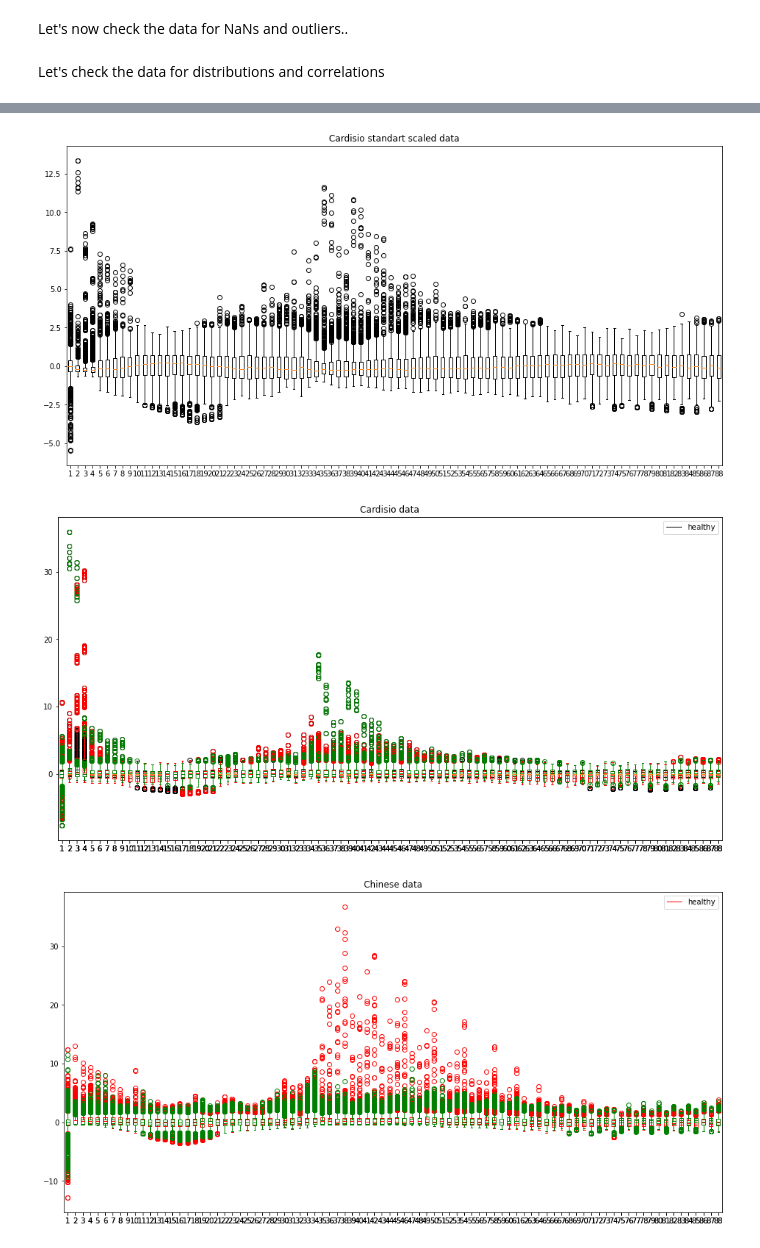
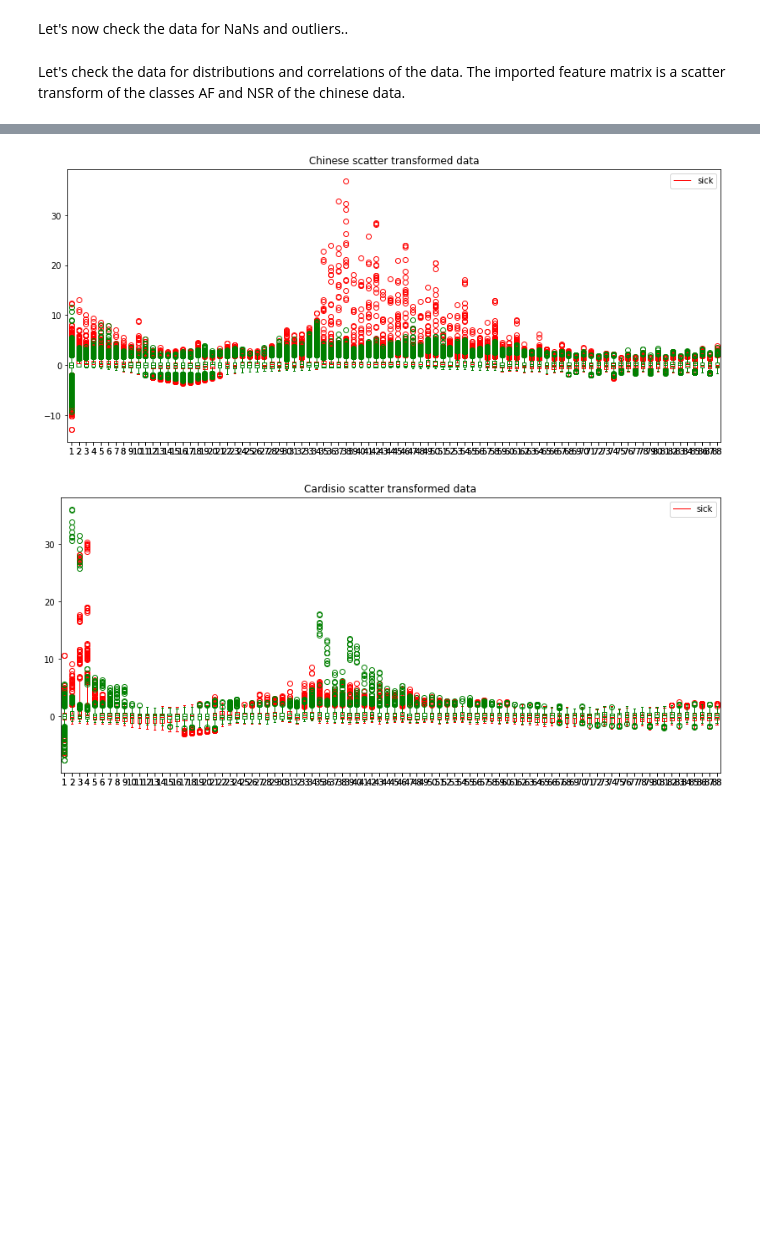
Before and after one commit to FVaisfeld/ml, a Jupyter notebook: data_comparison.ipynb, the cells around one changed output, grey strips where cells are left out. Saved outputs shown, nothing was run; the diff lists cells and outputs as text; code cells hidden in the pictures; blank space fills up the shorter version.

```diff
--- a/data_comparison.ipynb
+++ b/data_comparison.ipynb
@@ -121,7 +124,7 @@ plt.legend()
 # %% [markdown]
 Let's now check the data for NaNs and outliers..
 # %% [markdown]
-Let's check the data for distributions and correlations
+Let's check the data for distributions and correlations of the data. The imported feature matrix is a scatter transform of the classes AF and NSR of the chinese data.
 # %%
 from sklearn.preprocessing import RobustScaler
 from sklearn.preprocessing import StandardScaler
@@ -139,18 +142,39 @@ def scale(measurements,flag):
   return measurements
 
 
-# cardisio data
-scaled_chinese = scale(cardisio_measurements,0)
-f, ax = plt.subplots(figsize=(16, 8))
-plt.boxplot(scaled_chinese)
-plt.title("Cardisio standart scaled data")
 
 
 
+
+#chinese data
+chinese_measurements = scale(chinese_measurements,1)
+
+f, ax = plt.subplots(figsize=(14, 6))
+plt.title("Chinese scatter transformed data")
+box1 = plt.boxplot( chinese_measurements[sick_ind_chinese,:])
+c2 = 'red'
+for item in ['boxes', 'whiskers', 'fliers', 'medians', 'caps']:
+        plt.setp(box1[item], color=c2)
+plt.setp(box1["fliers"], markeredgecolor=c2)
+plt.legend({'sick'})
+
+
+box2 = plt.boxplot(  chinese_measurements[healthy_ind_chinese,:])
+c2 = 'green'
+for item in ['boxes', 'whiskers', 'fliers', 'medians', 'caps']:
+        plt.setp(box2[item], color=c2)
+plt.setp(box2["fliers"], markeredgecolor=c2)
+#plt.legend({'healthy'})
+
+
+
+
+
+#cardisio data
 cardisio_measurements = scale(cardisio_measurements,1)
-f, ax = plt.subplots(figsize=(16, 8))
-fig = plt.boxplot(cardisio_measurements)
-plt.title("Cardisio data")
+
+f, ax = plt.subplots(figsize=(14, 6))
+plt.title("Cardisio scatter transformed data")
 box1 = plt.boxplot( cardisio_measurements[sick_ind_cardisio,:])
 c2 = 'red'
 for item in ['boxes', 'whiskers', 'fliers', 'medians', 'caps']:
@@ -164,41 +188,7 @@ c2 = 'green'
 for item in ['boxes', 'whiskers', 'fliers', 'medians', 'caps']:
         plt.setp(box2[item], color=c2)
 plt.setp(box2["fliers"], markeredgecolor=c2)
-plt.legend({'healthy'})
-
-
-
-
-
-#chinese data
-chinese_measurements = scale(chinese_measurements,1)
-
-f, ax = plt.subplots(figsize=(16, 8))
-plt.title("Chinese data")
-box1 = plt.boxplot( chinese_measurements[sick_ind_chinese,:])
-c2 = 'red'
-for item in ['boxes', 'whiskers', 'fliers', 'medians', 'caps']:
-        plt.setp(box1[item], color=c2)
-plt.setp(box1["fliers"], markeredgecolor=c2)
-plt.legend({'sick'})
-
-
-box2 = plt.boxplot(  chinese_measurements[healthy_ind_chinese,:])
-c2 = 'green'
-for item in ['boxes', 'whiskers', 'fliers', 'medians', 'caps']:
-        plt.setp(box2[item], color=c2)
-plt.setp(box2["fliers"], markeredgecolor=c2)
-plt.legend({'healthy'})
-
-
-# check features for outliers
-from sklearn.ensemble import IsolationForest
-iso = IsolationForest(contamination=0.1)
-yhat = iso.fit_predict(cardisio_measurements)
-print(np.count_nonzero(yhat==1))
-print(np.count_nonzero(yhat==-1))
-
-
+#plt.legend({'healthy'})
 
 
 
@@ -213,3 +218,2 @@ print(np.count_nonzero(yhat==-1))
-[figure, old version]
+[figure, new version]
-[figure, old version]
+[figure, new version]
-[figure, removed]
```
Also changed, not shown: parts of 6 cells of this notebook.
